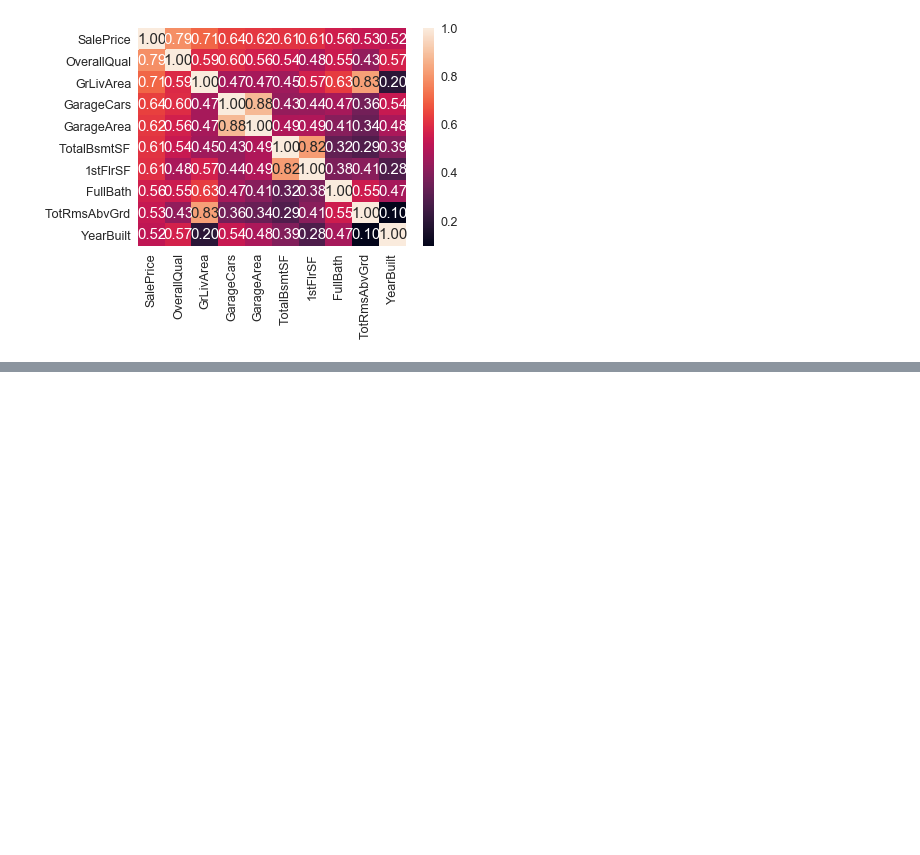
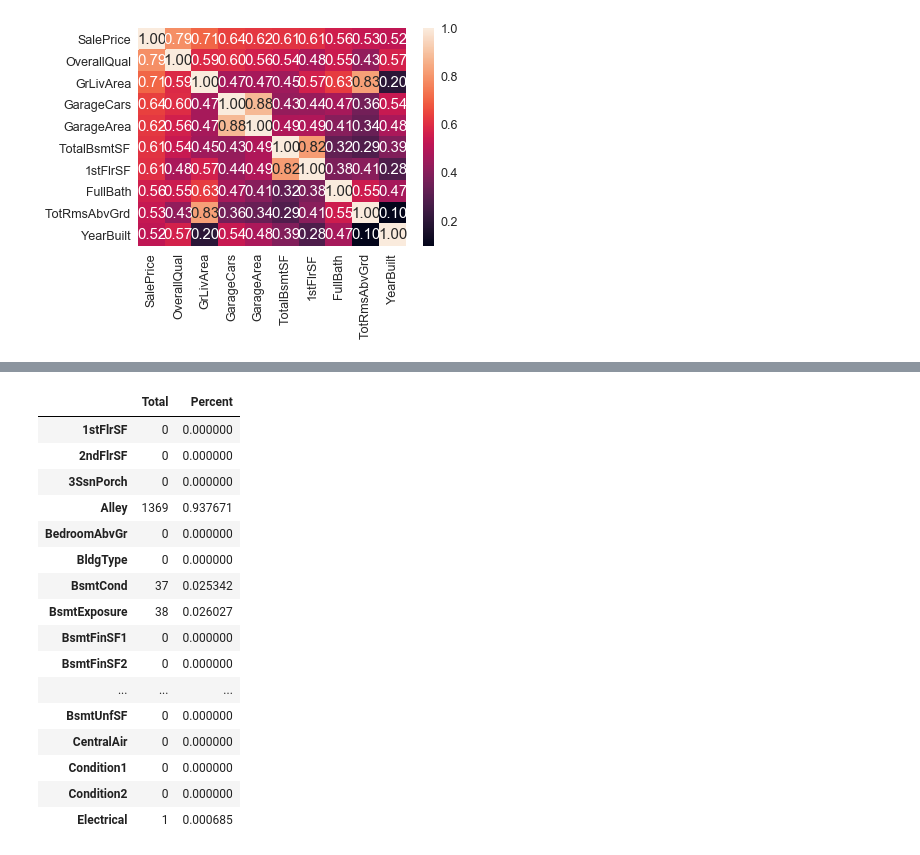
Before and after one commit to innovator-arjun/DataScience-Learning, a Jupyter notebook: House Price-Advanced Regression techniques/House Price Prediction.ipynb, the cells around one changed output, grey strips where cells are left out. Drawn from its saved outputs; the diff is of its cells as text; code cells hidden in the pictures; blank space fills up the shorter version.

```diff
--- a/House Price-Advanced Regression techniques/House Price Prediction.ipynb
+++ b/House Price-Advanced Regression techniques/House Price Prediction.ipynb
@@ -115,0 +123,25 @@ plt.show
+# %%
+null_values=house_data.isnull().sum().sort_values(ascending=False)
+percent=(null_values/house_data.isnull().count()).sort_values(ascending=False)
+
+
+missing_data=pd.concat([null_values,percent],axis=1,keys=['Total','Percent'])
+missing_data.head(20)
+# %% [output]
+|  | Total | Percent |
+| 1stFlrSF | 0 | 0.000000 |
+| 2ndFlrSF | 0 | 0.000000 |
+| 3SsnPorch | 0 | 0.000000 |
+| Alley | 1369 | 0.937671 |
+| BedroomAbvGr | 0 | 0.000000 |
+| BldgType | 0 | 0.000000 |
+| BsmtCond | 37 | 0.025342 |
+| BsmtExposure | 38 | 0.026027 |
+| BsmtFinSF1 | 0 | 0.000000 |
+| BsmtFinSF2 | 0 | 0.000000 |
+| ... | ... | ... |
+| BsmtUnfSF | 0 | 0.000000 |
+| CentralAir | 0 | 0.000000 |
+| Condition1 | 0 | 0.000000 |
+| Condition2 | 0 | 0.000000 |
+| Electrical | 1 | 0.000685 |
```
Also changed, not shown: parts of 1 cell of this notebook.
